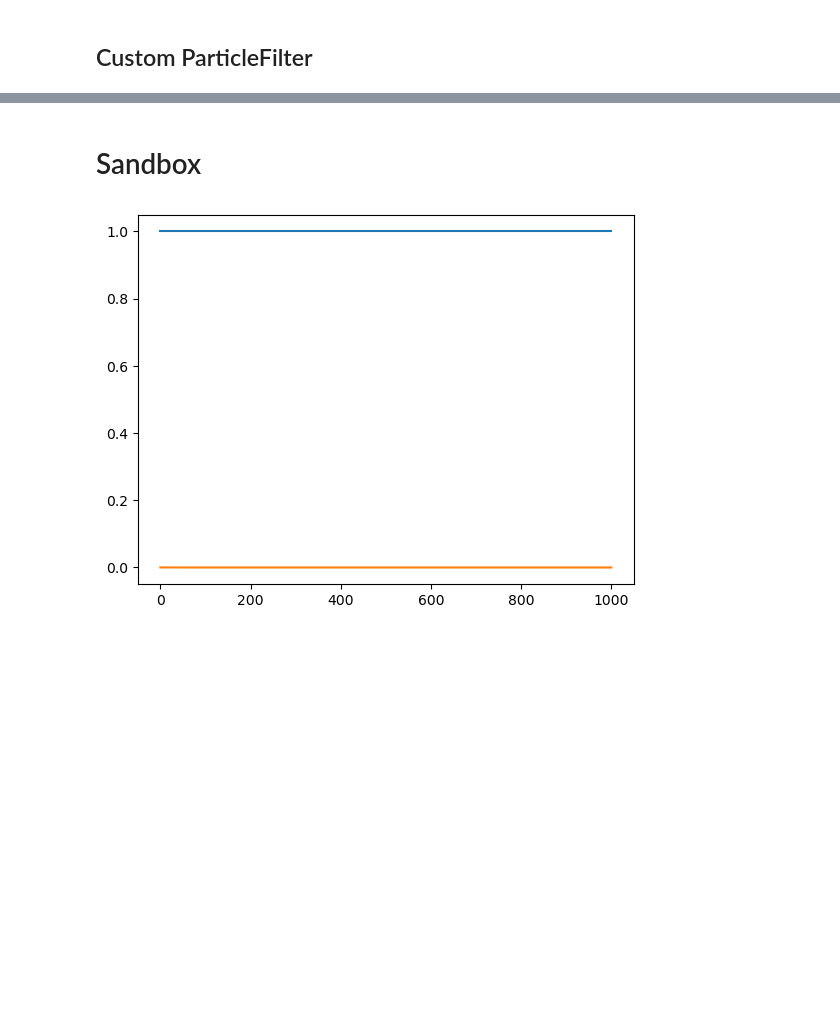
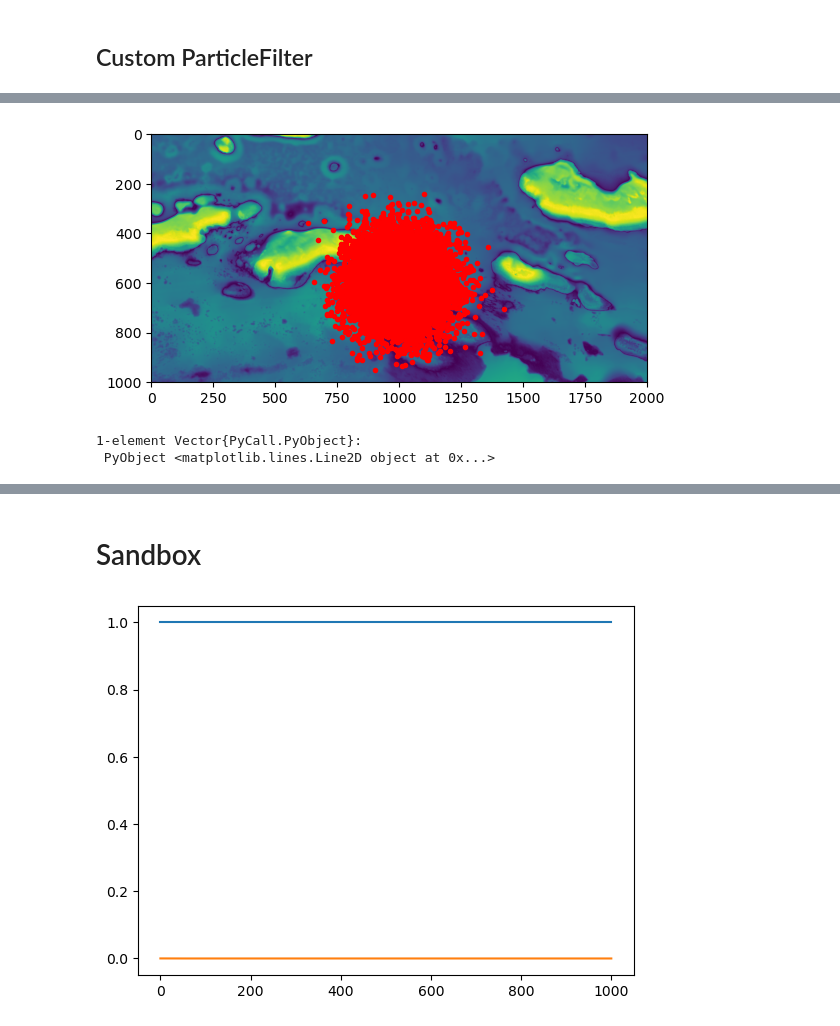
Before and after one commit to AmyPhung/GPUParticleFilter.jl, a Jupyter notebook: gpu_implementation.ipynb, the cells around one changed output, grey strips where cells are left out. Cells and saved outputs as stored; diff of their text form; code cells hidden in the pictures; blank space fills up the shorter version.

```diff
--- a/gpu_implementation.ipynb
+++ b/gpu_implementation.ipynb
@@ -897,0 +339,8 @@ Vector{CuArray{Float32, 1, DeviceBuffer}} (alias for Array{CuArray{Float32, 1, C
+# %%
+fig, ax = PyPlot.subplots()
+ax.imshow(-bathy_map)
+ax.plot(particles_d[:,1], particles_d[:,2], "r.")
+# %% [output]
+[figure, added]
+1-element Vector{PyCall.PyObject}:
+ PyObject <matplotlib.lines.Line2D object at 0x...>
```
Also changed, not shown: parts of 59 cells of this notebook.
